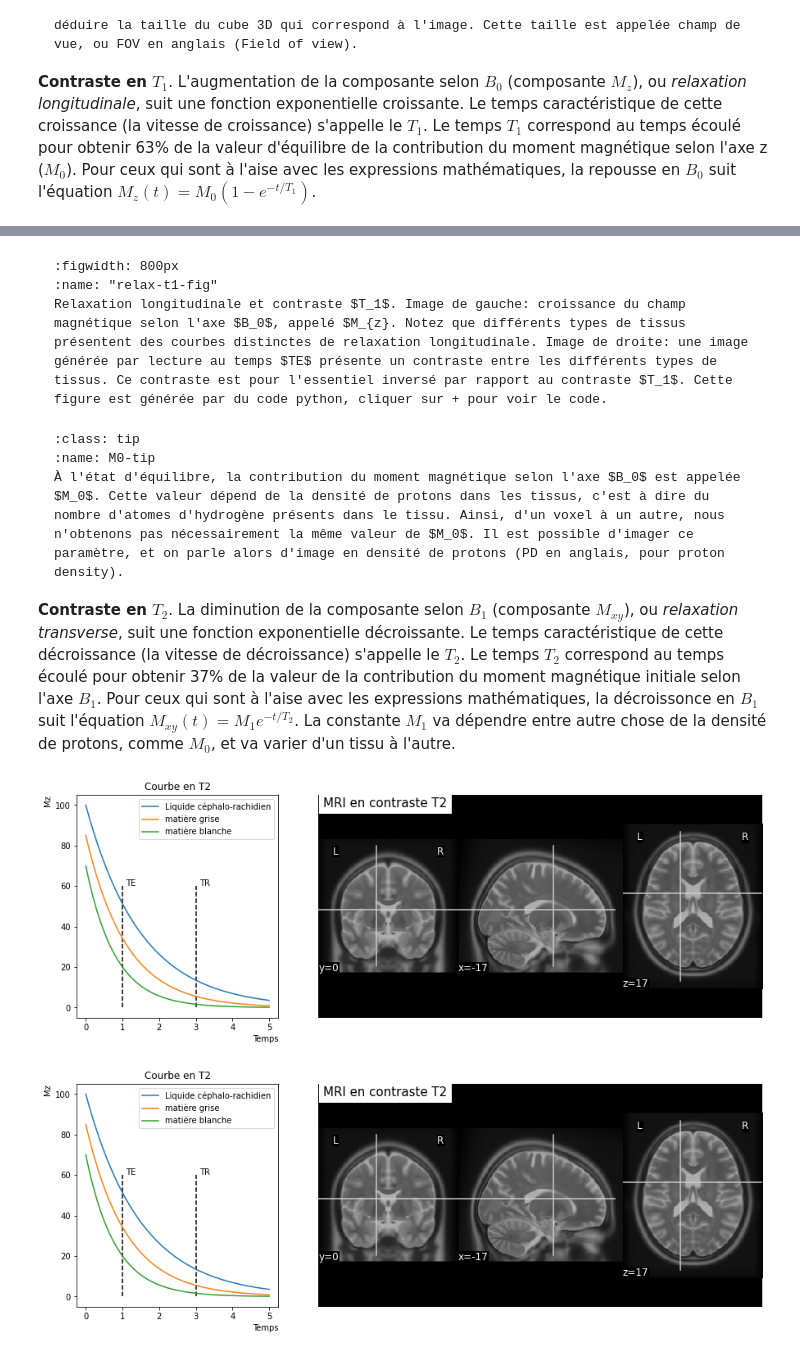
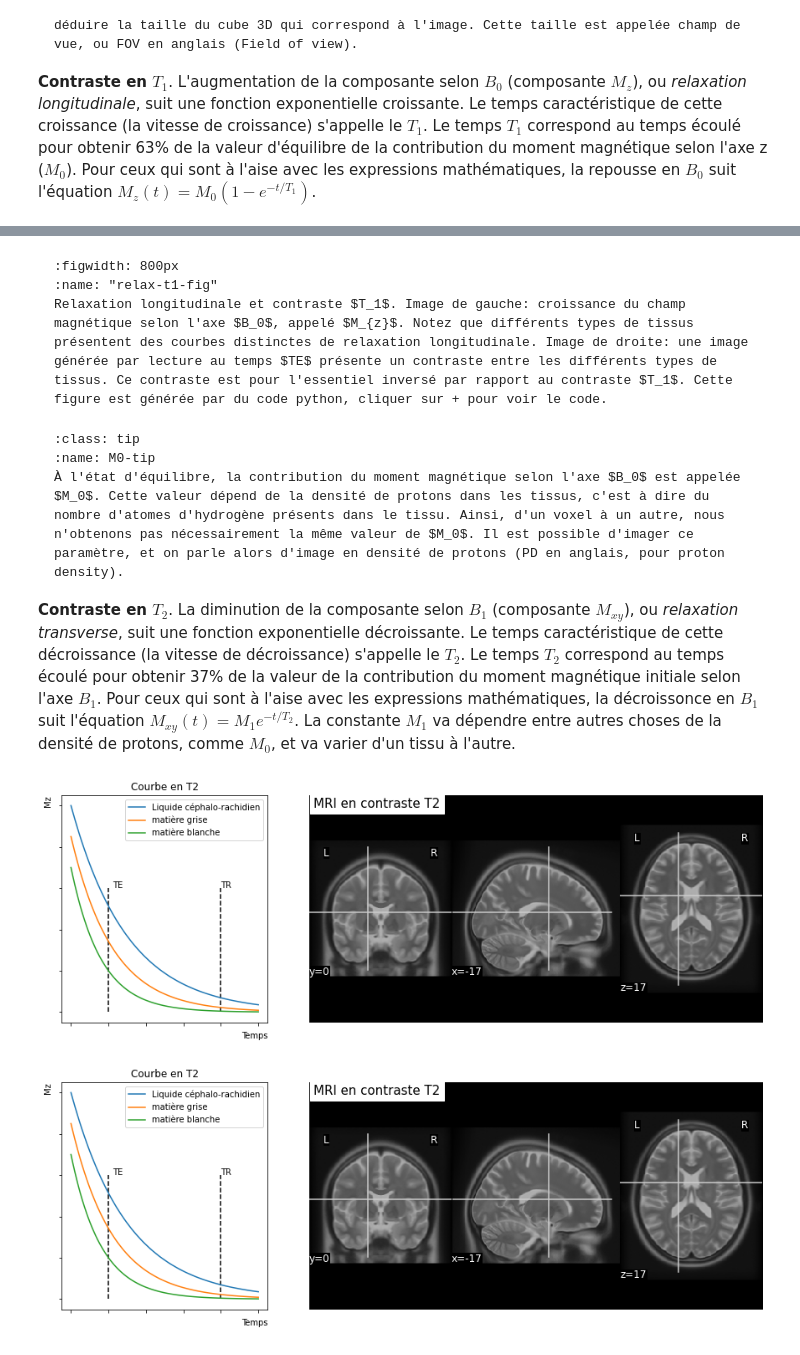
Before and after one commit to methodes-cogneuro/methodes-cogneuro.github.io, a Jupyter notebook: _sources/irm.ipynb, the cells around one changed output, grey strips where cells are left out. Cells and saved outputs as stored; diff of their text form; code cells hidden in the pictures.

````diff
--- a/_sources/irm.ipynb
+++ b/_sources/irm.ipynb
@@ -193,7 +193,7 @@ glue("relax-t1-fig", fig, display=False)
 ```{glue:figure} relax-t1-fig
 :figwidth: 800px
 :name: "relax-t1-fig"
-Relaxation longitudinale et contraste $T_1$. Image de gauche: croissance du champ magnétique selon l'axe $B_0$, appelé $M_{z}. Notez que différents types de tissus présentent des courbes distinctes de relaxation longitudinale. Image de droite: une image générée par lecture au temps $TE$ présente un contraste entre les différents types de tissus. Ce contraste est pour l'essentiel inversé par rapport au contraste $T_1$. Cette figure est générée par du code python, cliquer sur + pour voir le code.
+Relaxation longitudinale et contraste $T_1$. Image de gauche: croissance du champ magnétique selon l'axe $B_0$, appelé $M_{z}$. Notez que différents types de tissus présentent des courbes distinctes de relaxation longitudinale. Image de droite: une image générée par lecture au temps $TE$ présente un contraste entre les différents types de tissus. Ce contraste est pour l'essentiel inversé par rapport au contraste $T_1$. Cette figure est générée par du code python, cliquer sur + pour voir le code.
 ```
 
 ```{admonition} M0
@@ -202,7 +202,7 @@ Relaxation longitudinale et contraste $T_1$. Image de gauche: croissance du cham
 À l'état d'équilibre, la contribution du moment magnétique selon l'axe $B_0$ est appelée $M_0$. Cette valeur dépend de la densité de protons dans les tissus, c'est à dire du nombre d'atomes d'hydrogène présents dans le tissu. Ainsi, d'un voxel à un autre, nous n'obtenons pas nécessairement la même valeur de $M_0$. Il est possible d'imager ce paramètre, et on parle alors d'image en densité de protons (PD en anglais, pour proton density).
 ```
 
-**Contraste en $T_2$**. La diminution de la composante selon $B_1$ (composante $M_{xy}$), ou _relaxation transverse_, suit une fonction exponentielle décroissante. Le temps caractéristique de cette décroissance (la vitesse de décroissance) s'appelle le $T_2$. Le temps $T_2$ correspond au temps écoulé pour obtenir 37% de la valeur de la contribution du moment magnétique initiale selon l'axe $B_1$. Pour ceux qui sont à l'aise avec les expressions mathématiques, la décroissonce en $B_1$ suit l'équation $M_{xy}(t) = M_1 e^{-t / T_2}$. La constante $M_1$ va dépendre entre autre chose de la densité de protons, comme $M_0$, et va varier d'un tissu à l'autre.
+**Contraste en $T_2$**. La diminution de la composante selon $B_1$ (composante $M_{xy}$), ou _relaxation transverse_, suit une fonction exponentielle décroissante. Le temps caractéristique de cette décroissance (la vitesse de décroissance) s'appelle le $T_2$. Le temps $T_2$ correspond au temps écoulé pour obtenir 37% de la valeur de la contribution du moment magnétique initiale selon l'axe $B_1$. Pour ceux qui sont à l'aise avec les expressions mathématiques, la décroissonce en $B_1$ suit l'équation $M_{xy}(t) = M_1 e^{-t / T_2}$. La constante $M_1$ va dépendre entre autres choses de la densité de protons, comme $M_0$, et va varier d'un tissu à l'autre.
 # %%
 # Enlève les warnings
 import warnings
@@ -220,39 +220,39 @@ fig = plt.figure(figsize=(15, 5))
 t = np.linspace(0, 5, 100)
 y1 = 100 * np.exp(-t / 1.5)
 y2 = 85 * np.exp(-t / 1.1)
 y3 = 70 * np.exp(-t / 0.8)
 
 # Tracer la figure
 ax_plot = plt.subplot(1, 3, 1)
 plt.plot(t, y1, label="Liquide céphalo-rachidien")
 plt.plot(t, y2, label="matière grise")
 plt.plot(t, y3, label="matière blanche")
 plt.vlines(1, 0, 60, colors="black", linestyles="--")
 plt.text(1.1, 60, "TE")
-plt.vlines(3, 0, 60, colors="black", linestyles="--")
-plt.text(3.1, 60, "TR")
+plt.vlines(4, 0, 60, colors="black", linestyles="--")
+plt.text(4, 60, "TR")
 plt.xlabel("Temps", loc="right")
 plt.ylabel("Mz", loc="top")
 plt.title("Courbe en T2")
 plt.legend()
-#plt.gca().axes.yaxis.set_ticklabels([])
-#plt.gca().axes.xaxis.set_ticklabels([])
+plt.gca().axes.yaxis.set_ticklabels([])
+plt.gca().axes.xaxis.set_ticklabels([])
 
 #Importer les modules requis et le jeu de données
 from nilearn.datasets import fetch_icbm152_2009
 from nilearn.plotting import plot_anat
 
 data_mri = fetch_icbm152_2009()
 
 # afficher l'image pondérée en T2
 ax_plot = plt.subplot2grid((1, 3), (0, 1), colspan=2)
 plot_anat(data_mri.t2, figure=fig, title="MRI en contraste T2", axes=ax_plot,
     cut_coords=[-17, 0, 17])
 
 glue("relax-t2-fig", fig, display=False)
 # %% [output]
-[figure, old version]
+[figure, new version]
-[figure, old version]
+[figure, new version]
 # %% [markdown]
 ```{glue:figure} relax-t2-fig
 :figwidth: 800px
````
Also changed, not shown: parts of 2 cells of this notebook, 5 other files.
